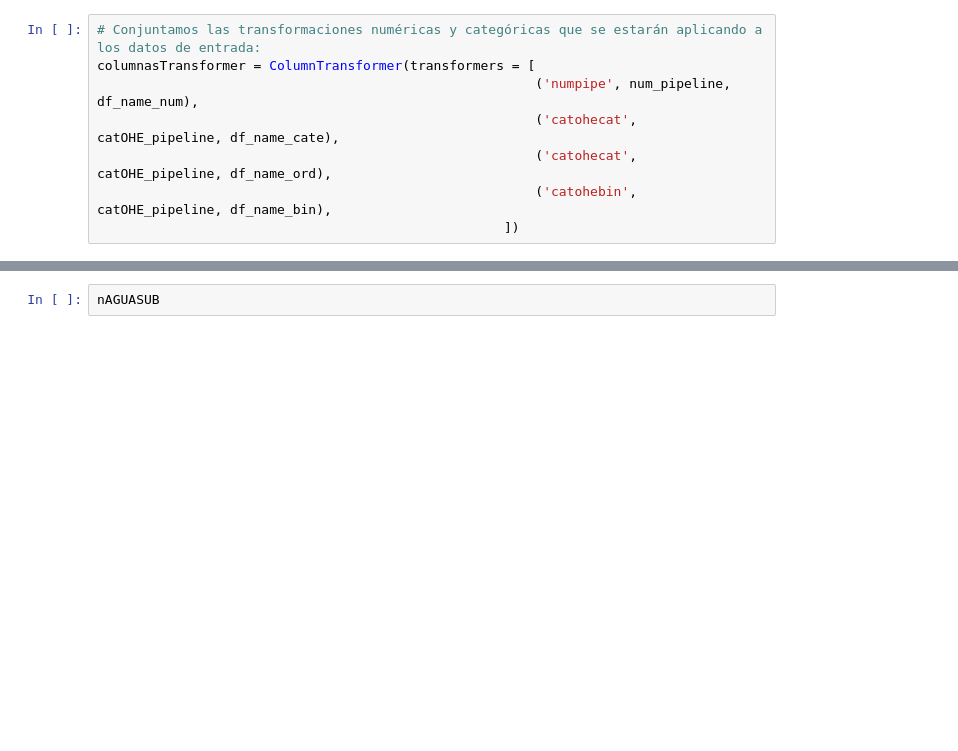
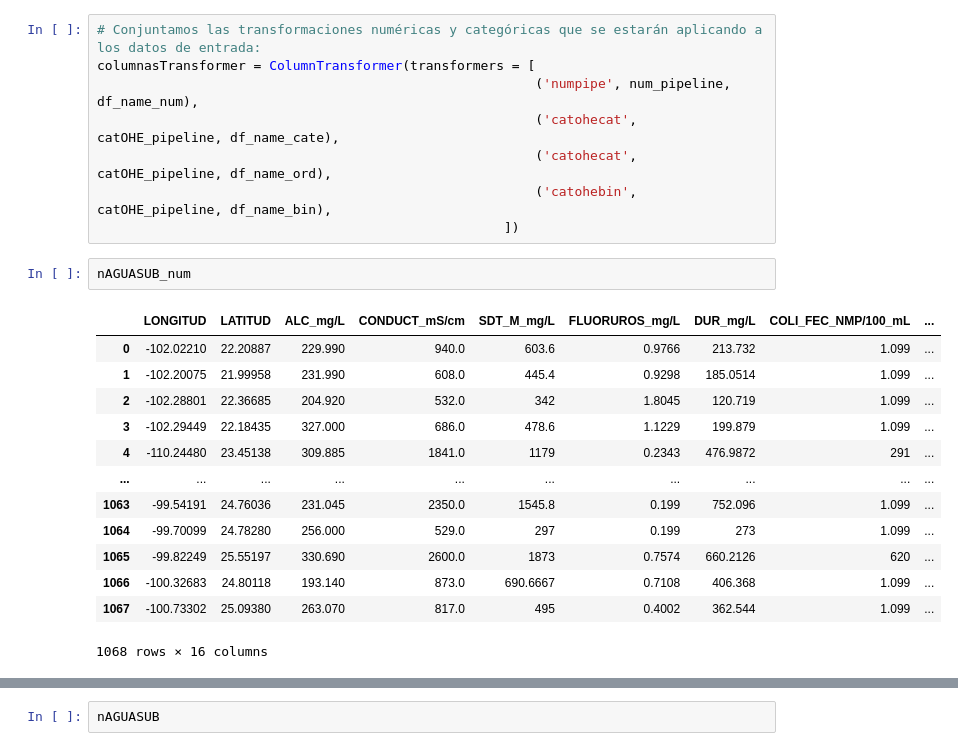
Before and after one commit to PosgradoMNA/actividades-del-projecto-cad_equipo_18, a Jupyter notebook: Equipo_18_Entrega_1_Aguas_Subterraneas.ipynb, the cells around one changed output, grey strips where cells are left out. Saved outputs shown, nothing was run; the diff lists cells and outputs as text; blank space fills up the shorter version.

```diff
--- a/Equipo_18_Entrega_1_Aguas_Subterraneas.ipynb
+++ b/Equipo_18_Entrega_1_Aguas_Subterraneas.ipynb
@@ -513,3 +513,19 @@ columnasTransformer = ColumnTransformer(transformers = [
                                                         ('catohecat', catOHE_pipeline, df_name_ord),
                                                         ('catohebin', catOHE_pipeline, df_name_bin),
                                                     ])
+# %%
+nAGUASUB_num
+# %% [output]
+|  | LONGITUD | LATITUD | ALC_mg/L | CONDUCT_mS/cm | SDT_M_mg/L | FLUORUROS_mg/L | DUR_mg/L | COLI_FEC_NMP/100_mL | ... |
+| 0 | -102.02210 | 22.20887 | 229.990 | 940.0 | 603.6 | 0.9766 | 213.732 | 1.099 | ... |
+| 1 | -102.20075 | 21.99958 | 231.990 | 608.0 | 445.4 | 0.9298 | 185.0514 | 1.099 | ... |
+| 2 | -102.28801 | 22.36685 | 204.920 | 532.0 | 342 | 1.8045 | 120.719 | 1.099 | ... |
+| 3 | -102.29449 | 22.18435 | 327.000 | 686.0 | 478.6 | 1.1229 | 199.879 | 1.099 | ... |
+| 4 | -110.24480 | 23.45138 | 309.885 | 1841.0 | 1179 | 0.2343 | 476.9872 | 291 | ... |
+| ... | ... | ... | ... | ... | ... | ... | ... | ... | ... |
+| 1063 | -99.54191 | 24.76036 | 231.045 | 2350.0 | 1545.8 | 0.199 | 752.096 | 1.099 | ... |
+| 1064 | -99.70099 | 24.78280 | 256.000 | 529.0 | 297 | 0.199 | 273 | 1.099 | ... |
+| 1065 | -99.82249 | 25.55197 | 330.690 | 2600.0 | 1873 | 0.7574 | 660.2126 | 620 | ... |
+| 1066 | -100.32683 | 24.80118 | 193.140 | 873.0 | 690.6667 | 0.7108 | 406.368 | 1.099 | ... |
+| 1067 | -100.73302 | 25.09380 | 263.070 | 817.0 | 495 | 0.4002 | 362.544 | 1.099 | ... |
+1068 rows × 16 columns
```
Also changed, not shown: parts of 1 cell of this notebook.
